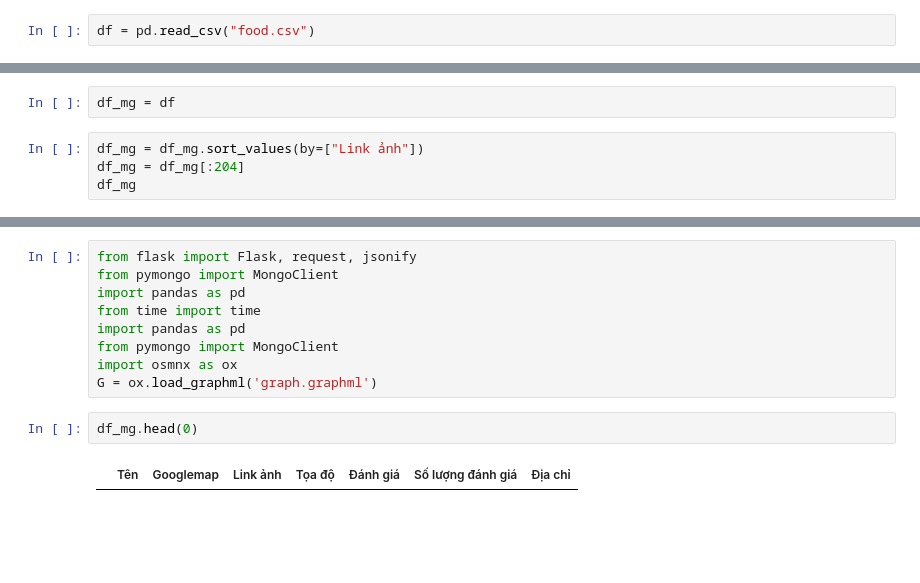
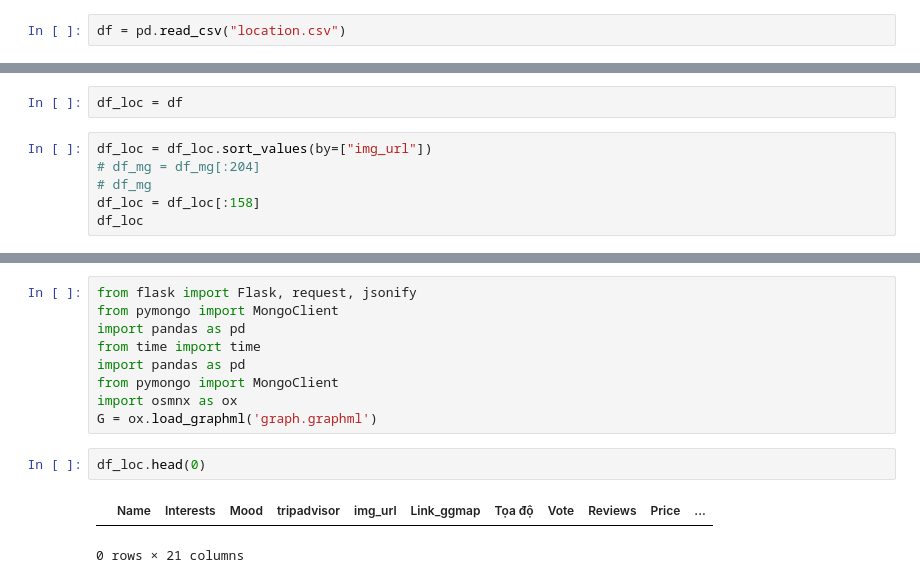
Before and after one commit to congltk1234/HueXplore, a Jupyter notebook: notebooks/hash.ipynb, the cells around one changed output, grey strips where cells are left out. Saved outputs shown, nothing was run; the diff lists cells and outputs as text; blank space fills up the shorter version.

```diff
--- a/notebooks/hash.ipynb
+++ b/notebooks/hash.ipynb
@@ -1,6 +1,6 @@
 # %%
 import pandas as pd
 # %%
-df = pd.read_csv("food.csv")
+df = pd.read_csv("location.csv")
 # %%
 df
@@ -48,9 +34,11 @@ moods_mapper = {
     "c": "memorial"
 }
 # %%
-df_mg = df
+df_loc = df
 # %%
-df_mg = df_mg.sort_values(by=["Link ảnh"])
-df_mg = df_mg[:204]
-df_mg
+df_loc = df_loc.sort_values(by=["img_url"])
+# df_mg = df_mg[:204]
+# df_mg
+df_loc = df_loc[:158]
+df_loc
 # %% [output]
@@ -77,7 +65,8 @@ from pymongo import MongoClient
 import osmnx as ox
 G = ox.load_graphml('graph.graphml')
 # %%
-df_mg.head(0)
+df_loc.head(0)
 # %% [output]
-|  | Tên | Googlemap | Link ảnh | Tọa độ | Đánh giá | Số lượng đánh giá | Địa chỉ |
+|  | Name | Interests | Mood | tripadvisor | img_url | Link_ggmap | Tọa độ | Vote | Reviews | Price | ... |
+0 rows × 21 columns
 # %%
```
Also changed, not shown: parts of 7 cells of this notebook, 4 other files.
